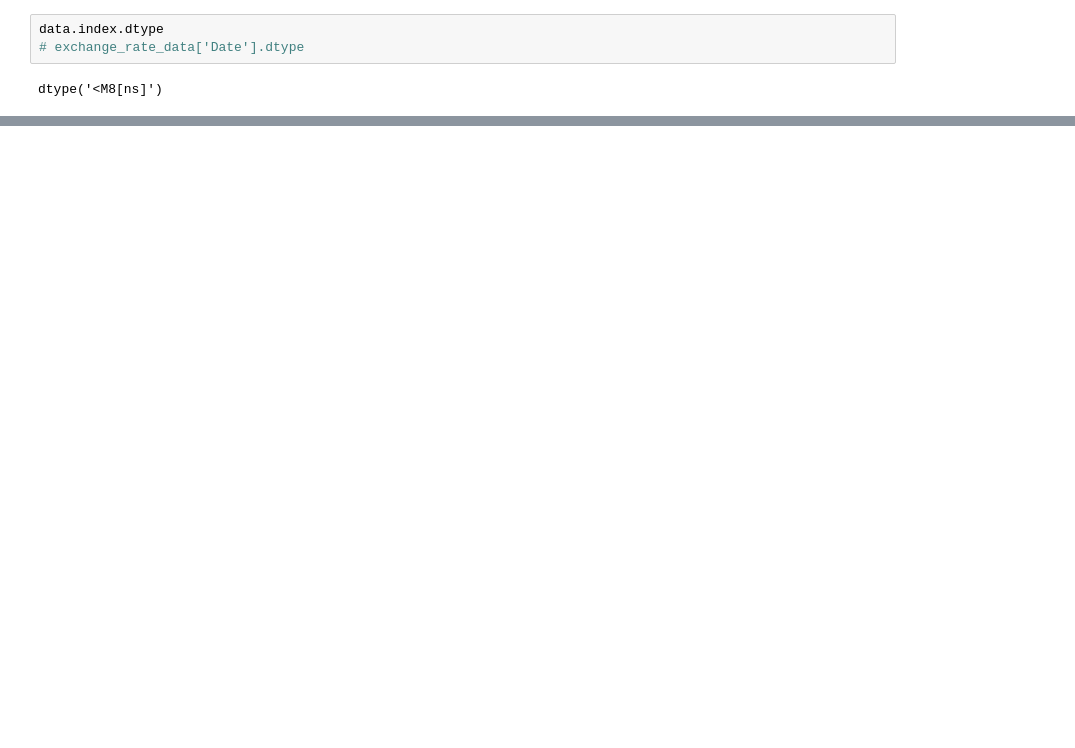
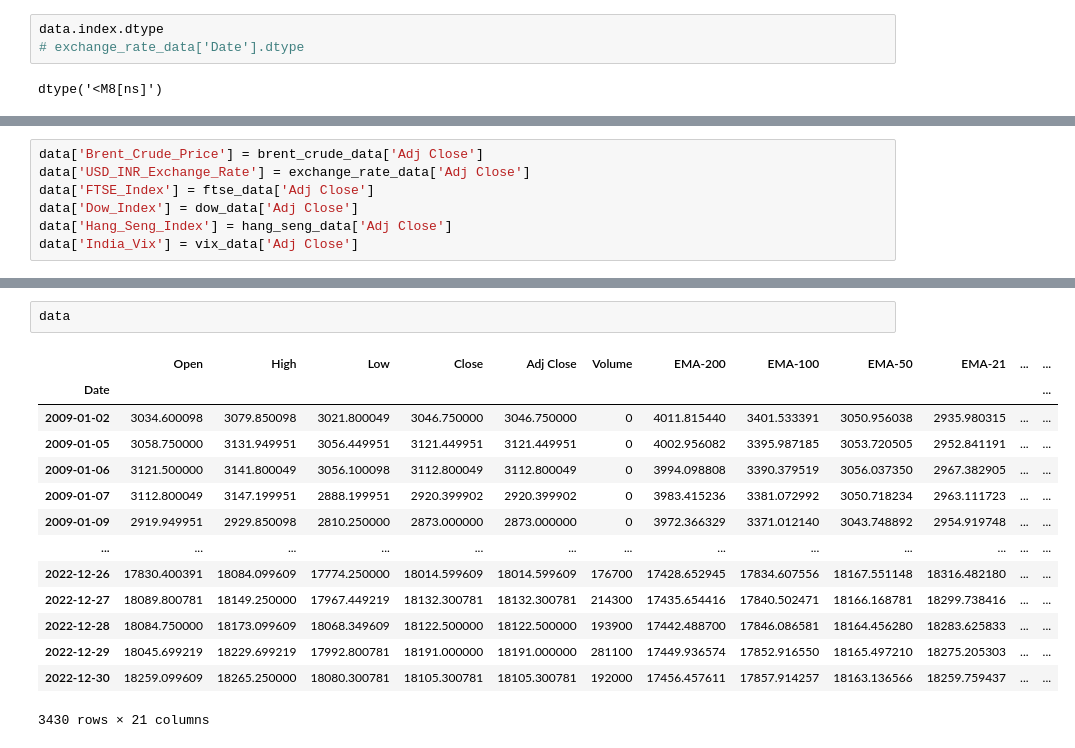
Before and after one commit to shreya139/Circuits-in-Stocks, a Jupyter notebook: DataPrepration_project_p2.ipynb, the cells around one changed output, grey strips where cells are left out. Cells and saved outputs as stored; diff of their text form; blank space fills up the shorter version.

```diff
--- a/DataPrepration_project_p2.ipynb
+++ b/DataPrepration_project_p2.ipynb
@@ -216,0 +272,7 @@ MergeError: ignored
+# %%
+data['Brent_Crude_Price'] = brent_crude_data['Adj Close']
+data['USD_INR_Exchange_Rate'] = exchange_rate_data['Adj Close']
+data['FTSE_Index'] = ftse_data['Adj Close']
+data['Dow_Index'] = dow_data['Adj Close']
+data['Hang_Seng_Index'] = hang_seng_data['Adj Close']
+data['India_Vix'] = vix_data['Adj Close']
@@ -216,0 +297,17 @@ MergeError: ignored
+# %%
+data
+# %% [output]
+|  | Open | High | Low | Close | Adj Close | Volume | EMA-200 | EMA-100 | EMA-50 | EMA-21 | ... | ... |
+| Date |  |  |  |  |  |  |  |  |  |  |  | ... |
+| 2009-01-02 | 3034.600098 | 3079.850098 | 3021.800049 | 3046.750000 | 3046.750000 | 0 | 4011.815440 | 3401.533391 | 3050.956038 | 2935.980315 | ... | ... |
+| 2009-01-05 | 3058.750000 | 3131.949951 | 3056.449951 | 3121.449951 | 3121.449951 | 0 | 4002.956082 | 3395.987185 | 3053.720505 | 2952.841191 | ... | ... |
+| 2009-01-06 | 3121.500000 | 3141.800049 | 3056.100098 | 3112.800049 | 3112.800049 | 0 | 3994.098808 | 3390.379519 | 3056.037350 | 2967.382905 | ... | ... |
+| 2009-01-07 | 3112.800049 | 3147.199951 | 2888.199951 | 2920.399902 | 2920.399902 | 0 | 3983.415236 | 3381.072992 | 3050.718234 | 2963.111723 | ... | ... |
+| 2009-01-09 | 2919.949951 | 2929.850098 | 2810.250000 | 2873.000000 | 2873.000000 | 0 | 3972.366329 | 3371.012140 | 3043.748892 | 2954.919748 | ... | ... |
+| ... | ... | ... | ... | ... | ... | ... | ... | ... | ... | ... | ... | ... |
+| 2022-12-26 | 17830.400391 | 18084.099609 | 17774.250000 | 18014.599609 | 18014.599609 | 176700 | 17428.652945 | 17834.607556 | 18167.551148 | 18316.482180 | ... | ... |
+| 2022-12-27 | 18089.800781 | 18149.250000 | 17967.449219 | 18132.300781 | 18132.300781 | 214300 | 17435.654416 | 17840.502471 | 18166.168781 | 18299.738416 | ... | ... |
+| 2022-12-28 | 18084.750000 | 18173.099609 | 18068.349609 | 18122.500000 | 18122.500000 | 193900 | 17442.488700 | 17846.086581 | 18164.456280 | 18283.625833 | ... | ... |
+| 2022-12-29 | 18045.699219 | 18229.699219 | 17992.800781 | 18191.000000 | 18191.000000 | 281100 | 17449.936574 | 17852.916550 | 18165.497210 | 18275.205303 | ... | ... |
+| 2022-12-30 | 18259.099609 | 18265.250000 | 18080.300781 | 18105.300781 | 18105.300781 | 192000 | 17456.457611 | 17857.914257 | 18163.136566 | 18259.759437 | ... | ... |
+3430 rows × 21 columns
```
Also changed, not shown: parts of 6 cells of this notebook.
